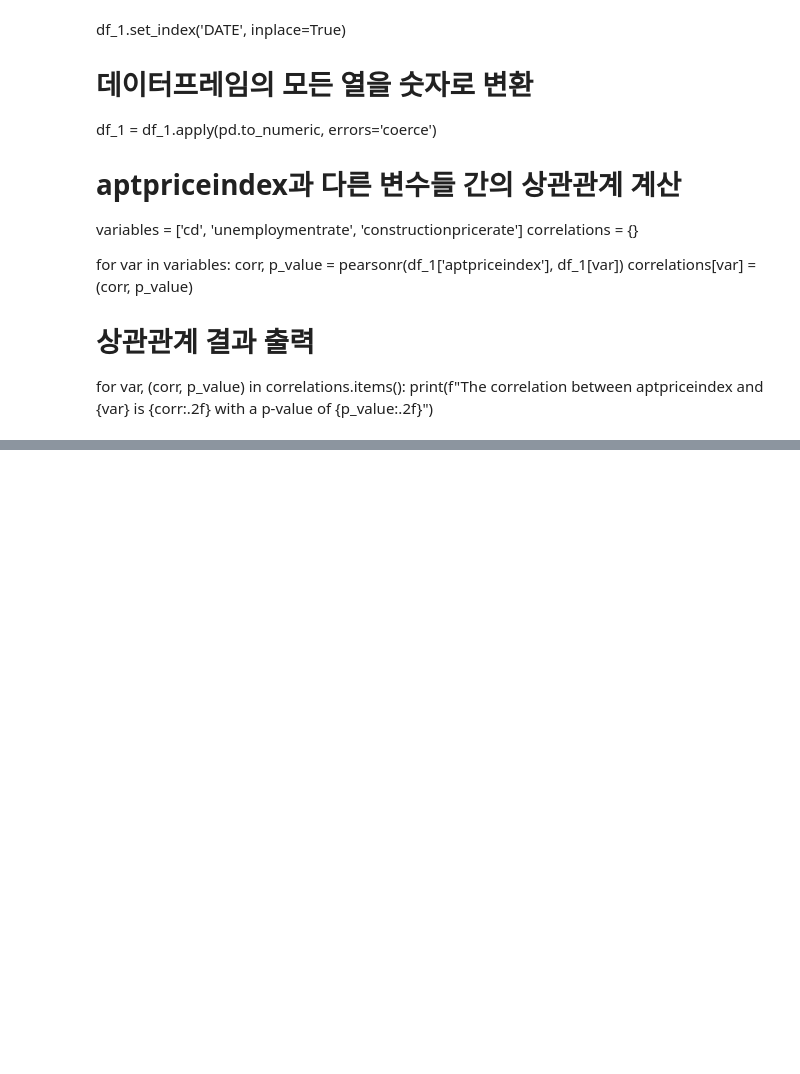
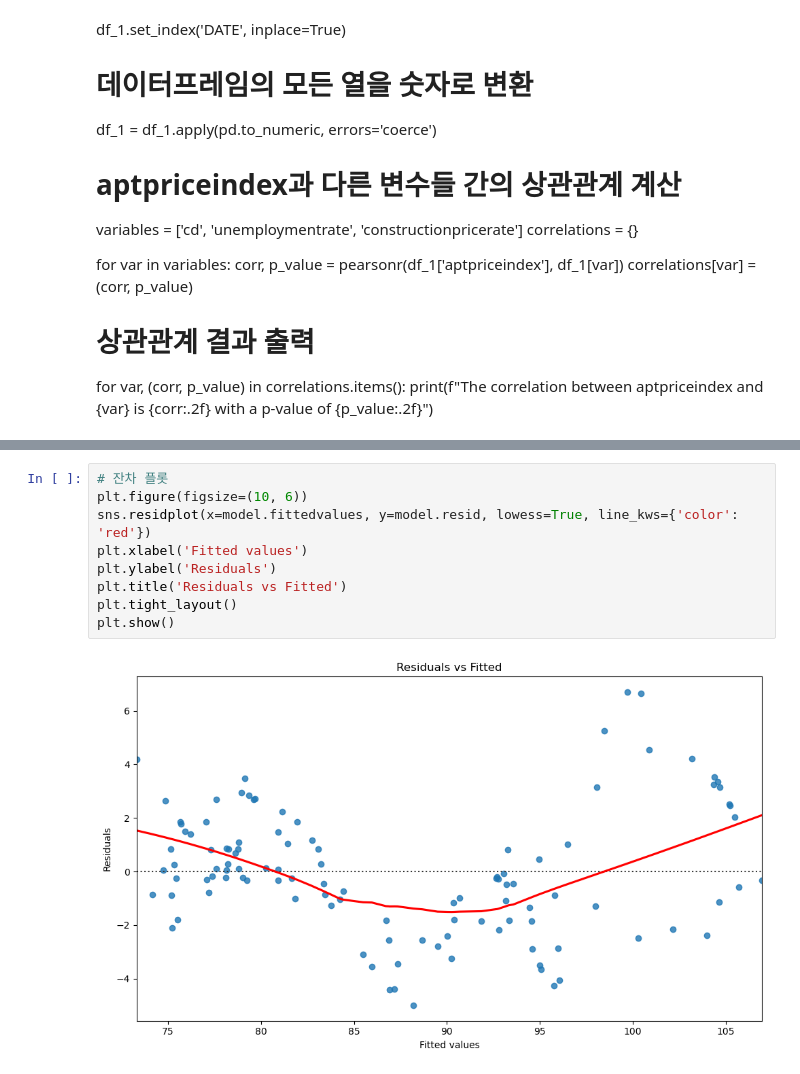
Before and after one commit to jsm326/han-toss-dashboard, a Jupyter notebook: python240715.ipynb, the cells around one changed output, grey strips where cells are left out. Cells and saved outputs as stored; diff of their text form; blank space fills up the shorter version.

```diff
--- a/python240715.ipynb
+++ b/python240715.ipynb
@@ -145,3 +131,14 @@ Notes:
 [1] Standard Errors assume that the covariance matrix of the errors is correctly specified.
 [2] The condition number is large, 1.47e+04. This might indicate that there are
 strong multicollinearity or other numerical problems.
+# %%
+# 잔차 플롯
+plt.figure(figsize=(10, 6))
+sns.residplot(x=model.fittedvalues, y=model.resid, lowess=True, line_kws={'color': 'red'})
+plt.xlabel('Fitted values')
+plt.ylabel('Residuals')
+plt.title('Residuals vs Fitted')
+plt.tight_layout()
+plt.show()
+# %% [output]
+[figure, added]
```
Also changed, not shown: parts of 12 cells of this notebook, 1 other file.
